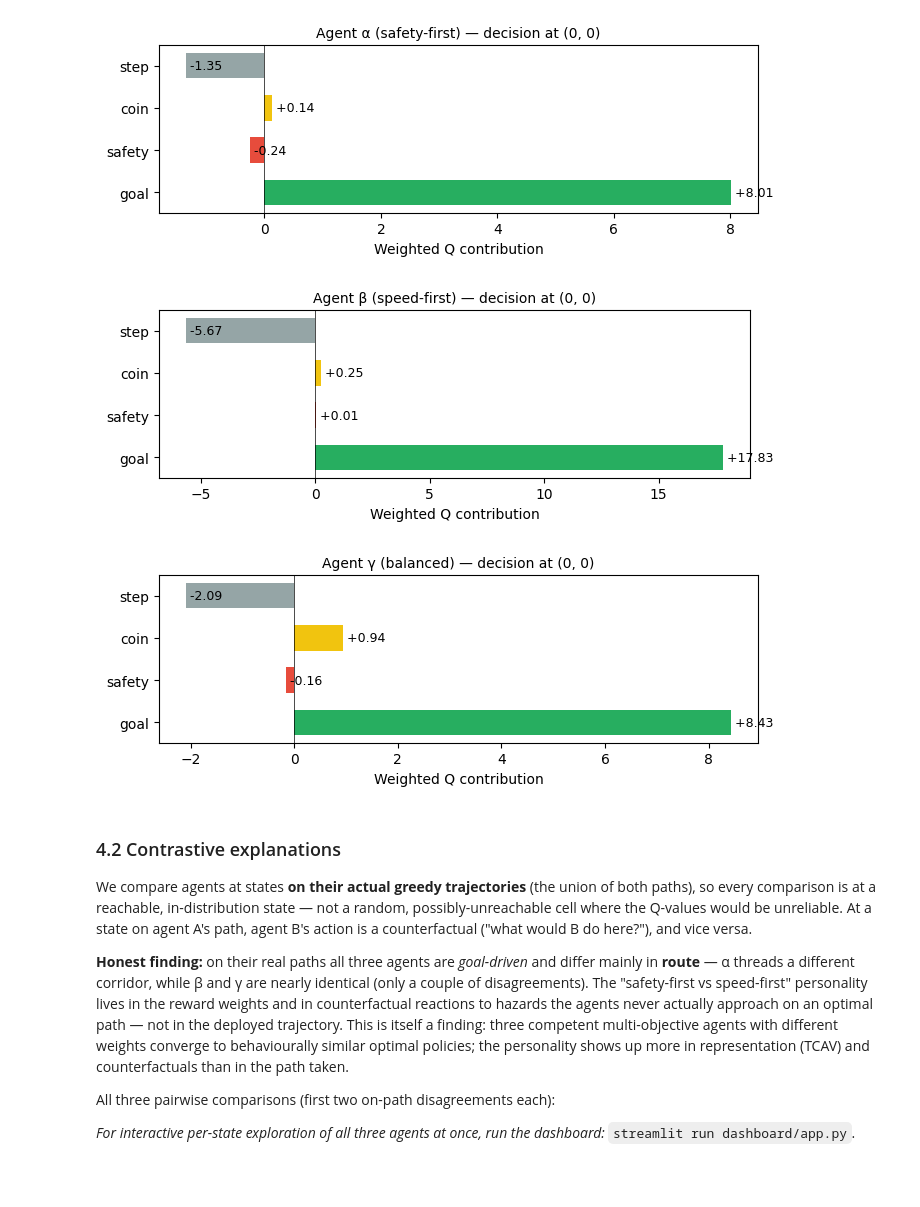
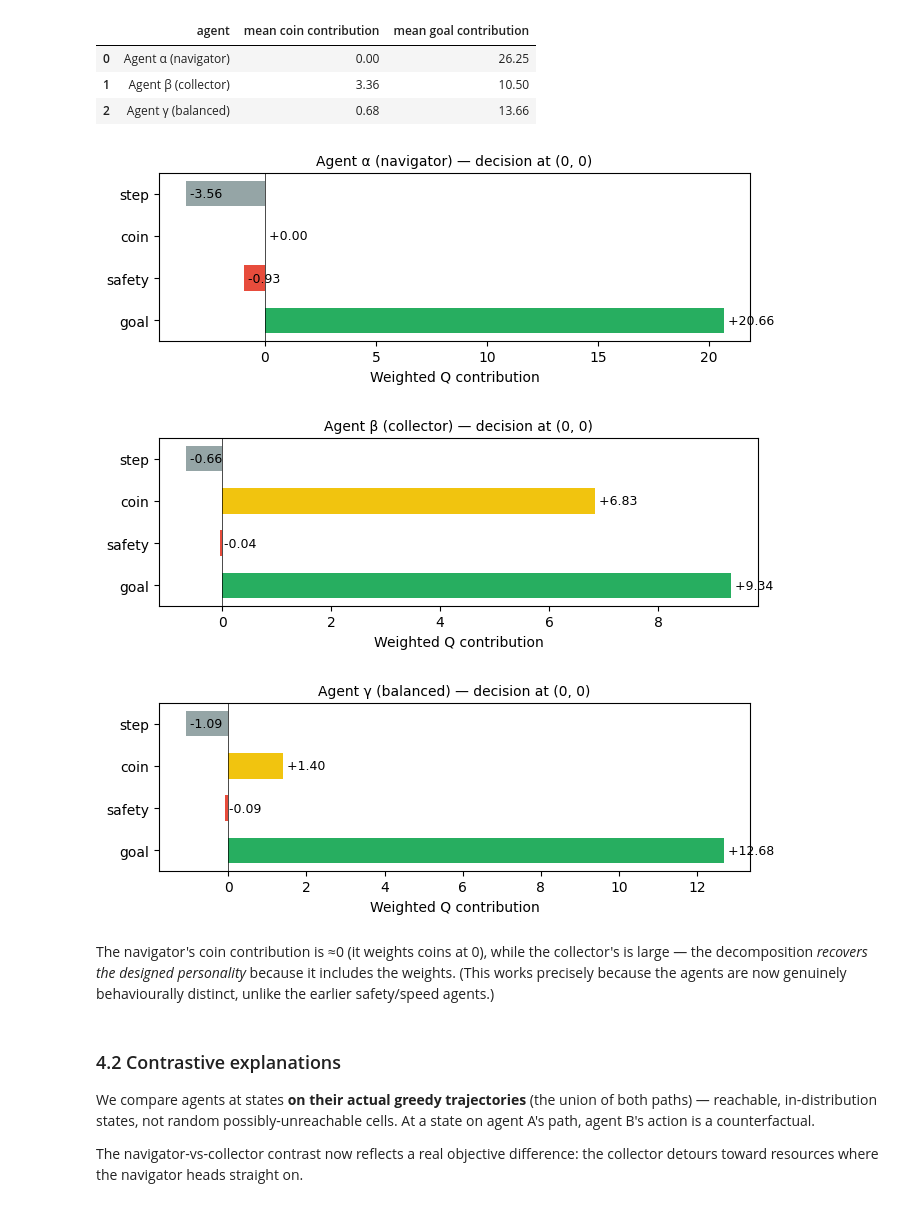
Before and after one commit to cattiesu2025/xrl-contrastive, a Jupyter notebook: report.ipynb, the cells around one changed output. Saved outputs shown, nothing was run; the diff lists cells and outputs as text; code cells hidden in the pictures; blank space fills up the shorter version.

```diff
--- a/report.ipynb
+++ b/report.ipynb
@@ -136,37 +133,39 @@ single state's decomposition. See Limitations.
 # %%
 from xai.reward_decomp import trajectory_decomposition
 import matplotlib.pyplot as plt
+rows = []
+for key, ag in agents.items():
+    steps = trajectory_decomposition(ag["model"], ag["weights"])
+    rows.append({"agent": ag["name"],
+                 "mean coin contribution": round(np.mean([s["greedy_channel_contributions"]["coin"] for s in steps]), 2),
+                 "mean goal contribution": round(np.mean([s["greedy_channel_contributions"]["goal"] for s in steps]), 2)})
+display(pd.DataFrame(rows))
 for key, ag in agents.items():
     d = trajectory_decomposition(ag["model"], ag["weights"])[0]
     ru.plot_reward_decomposition(d, title=f"{ag['name']} — decision at {d['position']}")
     plt.show()
 # %% [output]
+|  | agent | mean coin contribution | mean goal contribution |
+| 0 | Agent α (navigator) | 0.00 | 26.25 |
+| 1 | Agent β (collector) | 3.36 | 10.50 |
+| 2 | Agent γ (balanced) | 0.68 | 13.66 |
-[figure, old version]
+[figure, new version]
-[figure, old version]
+[figure, new version]
-[figure, old version]
+[figure, new version]
-# %% [markdown]
-### 4.2 Contrastive explanations
-
-We compare agents at states **on their actual greedy trajectories** (the union of
-both paths), so every comparison is at a reachable, in-distribution state — not a
-random, possibly-unreachable cell where the Q-values would be unreliable. At a
-state on agent A's path, agent B's action is a counterfactual ("what would B do
-here?"), and vice versa.
-
-**Honest finding:** on their real paths all three agents are *goal-driven* and
-differ mainly in **route** — α threads a different corridor, while β and γ are
-nearly identical (only a couple of disagreements). The "safety-first vs
-speed-first" personality lives in the reward weights and in counterfactual
-reactions to hazards the agents never actually approach on an optimal path — not
-in the deployed trajectory. This is itself a finding: three competent
-multi-objective agents with different weights converge to behaviourally similar
-optimal policies; the personality shows up more in representation (TCAV) and
-counterfactuals than in the path taken.
-
-All three pairwise comparisons (first two on-path disagreements each):
-
-*For interactive per-state exploration of all three agents at once, run the
-dashboard:* `streamlit run dashboard/app.py`.
+# %% [markdown]
+The navigator's coin contribution is ≈0 (it weights coins at 0), while the
+collector's is large — the decomposition *recovers the designed personality*
+because it includes the weights. (This works precisely because the agents are now
+genuinely behaviourally distinct, unlike the earlier safety/speed agents.)
+# %% [markdown]
+### 4.2 Contrastive explanations
+
+We compare agents at states **on their actual greedy trajectories** (the union of
+both paths) — reachable, in-distribution states, not random possibly-unreachable
+cells. At a state on agent A's path, agent B's action is a counterfactual.
+
+The navigator-vs-collector contrast now reflects a real objective difference: the
+collector detours toward resources where the navigator heads straight on.
 # %%
 from xai.contrastive import find_trajectory_disagreements, generate_explanation
 import itertools
```
Also changed, not shown: parts of 22 cells of this notebook, 2 other files.
